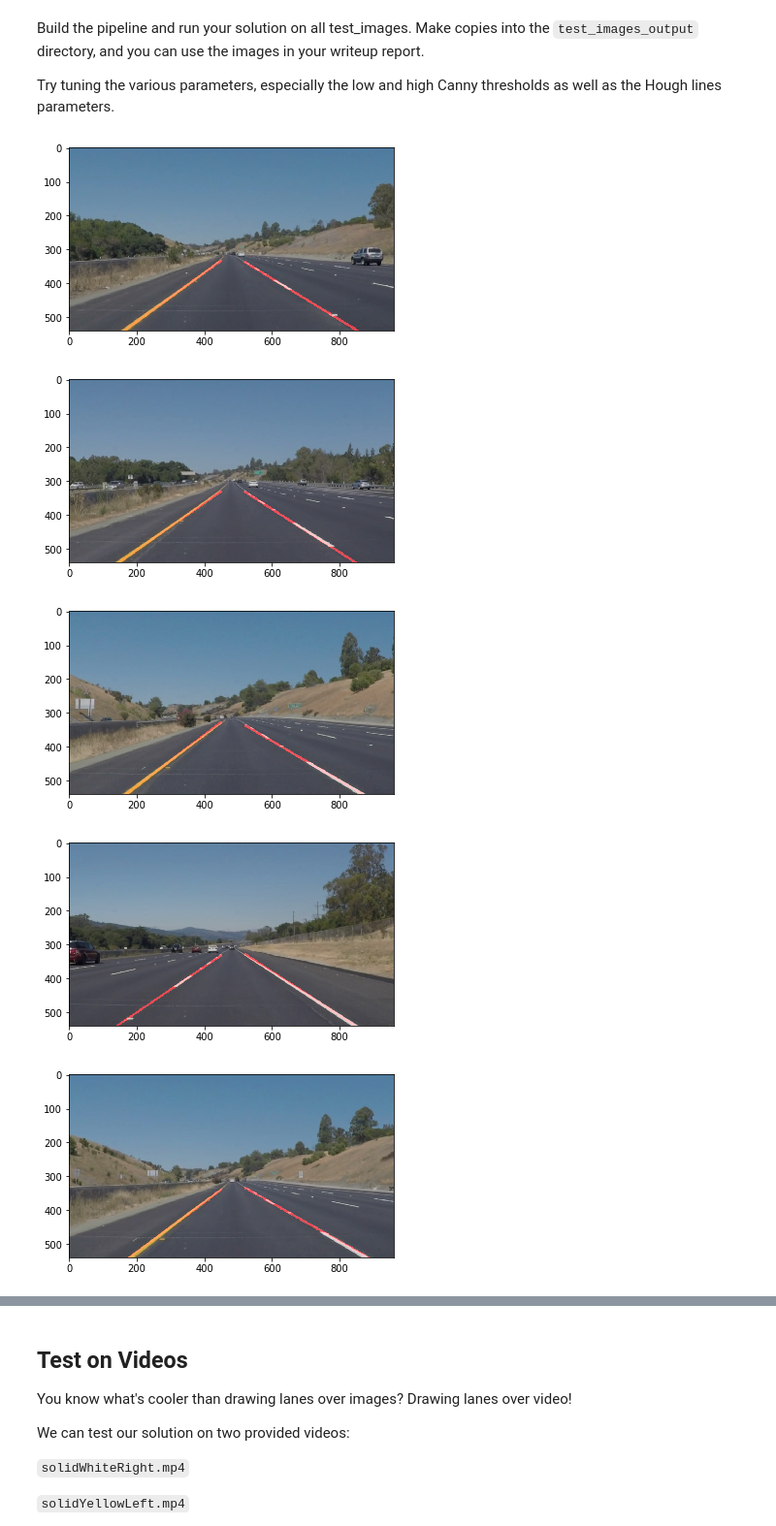
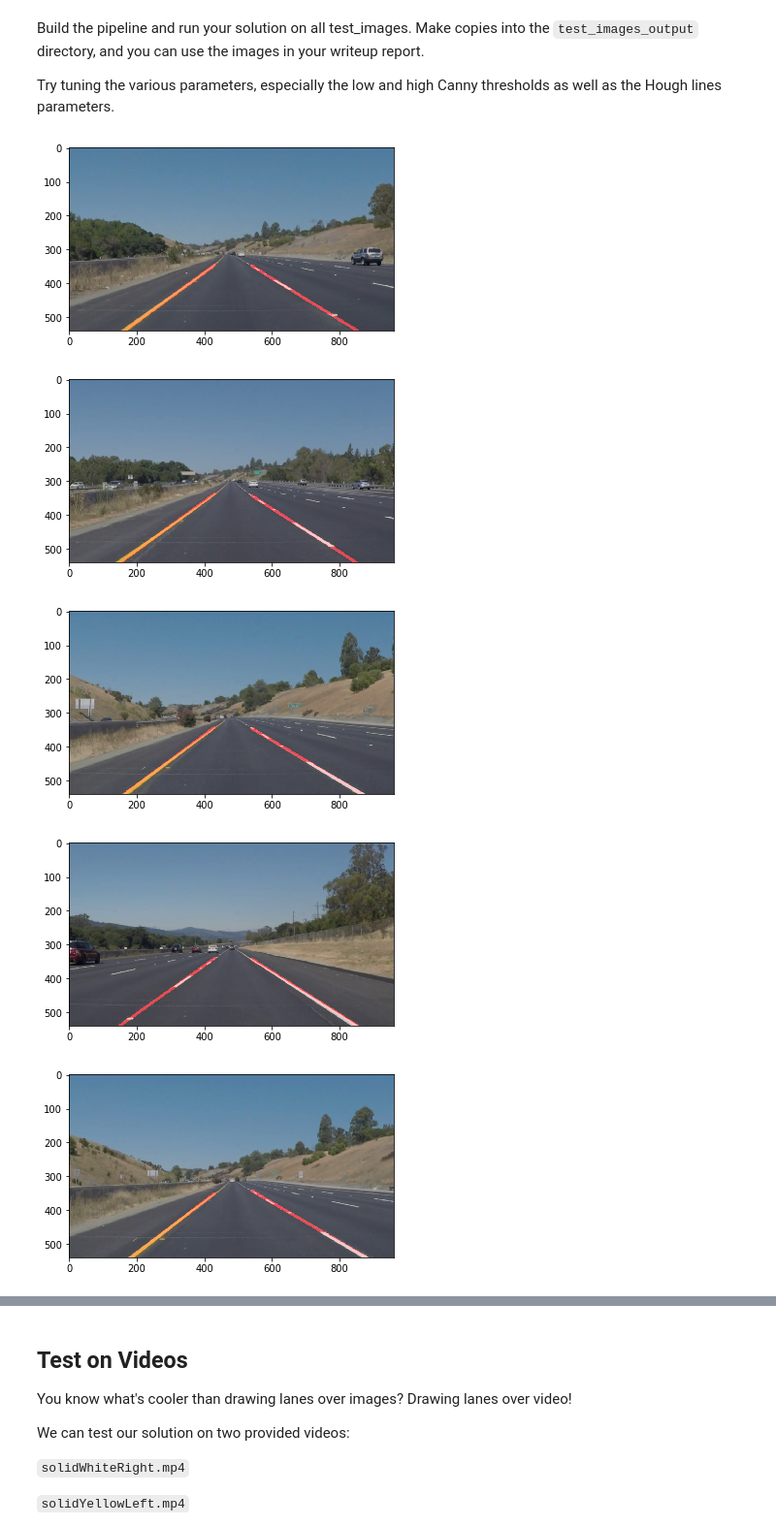
Before and after one commit to AdamAli398/CarND-LaneLines-P1, a Jupyter notebook: P1.ipynb, the cells around one changed output, grey strips where cells are left out. Shown at 97% size. Saved outputs shown, nothing was run; the diff lists cells and outputs as text; code cells hidden in the pictures.

```diff
--- a/P1.ipynb
+++ b/P1.ipynb
@@ -273,40 +312,40 @@ Try tuning the various parameters, especially the low and high Canny thresholds
 # %%
 # TODO: Build your pipeline that will draw lane lines on the test_images
 # then save them to the test_images_output directory.
 
 import os
 import copy
 
 test_images = os.listdir("test_images/")
 
 def show_images(image):
     img = mpimg.imread("test_images/" + image)
     img1 = thresholding(img)
     img1 = grayscale(img1)
-    img1 = gaussian_blur(img1, 15)
-    img1 = canny(img1, 25, 120)
+    img1 = gaussian_blur(img1, 11)
+    img1 = canny(img1, 40, 115)
 
     x_frame = 960
     y_frame = 540
-    vertices = np.array([[[0, y_frame],[x_frame / 2, y_frame / 2],[x_frame, y_frame]]], dtype=np.int32 )
+    vertices = np.array([[[0, y_frame],[x_frame / 2, (y_frame / 2)],[x_frame, y_frame]]], dtype=np.int32 )
     img1 = region_of_interest(img1, vertices)
 
-    rho = 2
+    rho = 3
     theta = np.pi / 180
-    threshold = 50
-    min_line_length = 20
-    max_line_gap = 4
+    threshold = 65
+    min_line_length = 95
+    max_line_gap = 100
     modified_img_lines = hough_lines(img1, rho, theta, threshold, min_line_length, max_line_gap)
 
     final_image = weighted_img(modified_img_lines, img)
     plt.figure()
     plt.imshow(final_image)
 
 for image in test_images:
     show_images(image)
 # %% [output]
-[figure, old version]
+[figure, new version]
 [figure]
-[figure, old version]
+[figure, new version]
-[figure, old version]
+[figure, new version]
 [figure]
```
Also changed, not shown: parts of 6 cells of this notebook, 7 other files.
